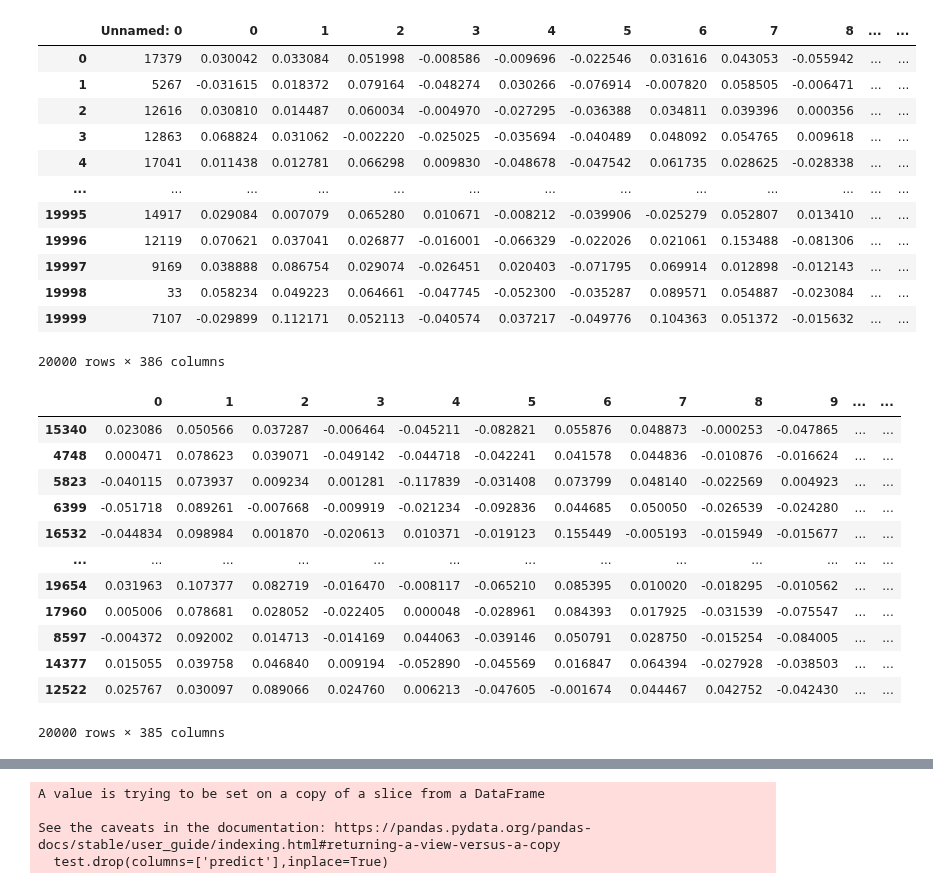
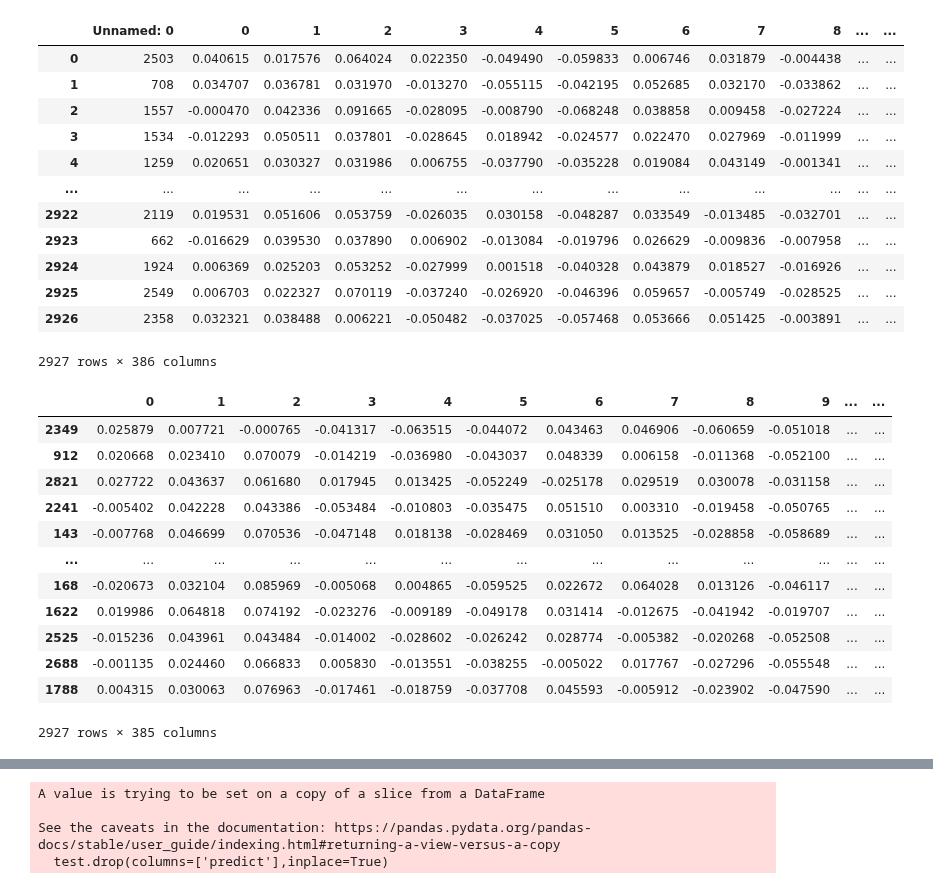
Before and after one commit to withmochaa/mocha, a Jupyter notebook: Capstone Design project/sentence base/data/all_test/make_test_data.ipynb, the cells around one changed output, grey strips where cells are left out. Drawn from its saved outputs; the diff is of its cells as text; code cells hidden in the pictures.

```diff
--- a/Capstone Design project/sentence base/data/all_test/make_test_data.ipynb
+++ b/Capstone Design project/sentence base/data/all_test/make_test_data.ipynb
@@ -1,40 +1,40 @@
 # %%
 import pandas as pd
 
 
-data_row=pd.read_csv("/Users/withmocha/Desktop/DATA/Capston Design(2024)/data(sentence)/transformed/sentenceTransformer_vetorized.csv")
+data_row=pd.read_csv("/Users/withmocha/Desktop/DATA/Capston Design(2024)/data(sentence)/transformed/other/test_data_vectorized(0405).csv")
 
 data_row
 # %% [output]
 |  | Unnamed: 0 | 0 | 1 | 2 | 3 | 4 | 5 | 6 | 7 | 8 | ... | ... |
-| 0 | 17379 | 0.030042 | 0.033084 | 0.051998 | -0.008586 | -0.009696 | -0.022546 | 0.031616 | 0.043053 | -0.055942 | ... | ... |
-| 1 | 5267 | -0.031615 | 0.018372 | 0.079164 | -0.048274 | 0.030266 | -0.076914 | -0.007820 | 0.058505 | -0.006471 | ... | ... |
-| 2 | 12616 | 0.030810 | 0.014487 | 0.060034 | -0.004970 | -0.027295 | -0.036388 | 0.034811 | 0.039396 | 0.000356 | ... | ... |
-| 3 | 12863 | 0.068824 | 0.031062 | -0.002220 | -0.025025 | -0.035694 | -0.040489 | 0.048092 | 0.054765 | 0.009618 | ... | ... |
-| 4 | 17041 | 0.011438 | 0.012781 | 0.066298 | 0.009830 | -0.048678 | -0.047542 | 0.061735 | 0.028625 | -0.028338 | ... | ... |
+| 0 | 2503 | 0.040615 | 0.017576 | 0.064024 | 0.022350 | -0.049490 | -0.059833 | 0.006746 | 0.031879 | -0.004438 | ... | ... |
+| 1 | 708 | 0.034707 | 0.036781 | 0.031970 | -0.013270 | -0.055115 | -0.042195 | 0.052685 | 0.032170 | -0.033862 | ... | ... |
+| 2 | 1557 | -0.000470 | 0.042336 | 0.091665 | -0.028095 | -0.008790 | -0.068248 | 0.038858 | 0.009458 | -0.027224 | ... | ... |
+| 3 | 1534 | -0.012293 | 0.050511 | 0.037801 | -0.028645 | 0.018942 | -0.024577 | 0.022470 | 0.027969 | -0.011999 | ... | ... |
+| 4 | 1259 | 0.020651 | 0.030327 | 0.031986 | 0.006755 | -0.037790 | -0.035228 | 0.019084 | 0.043149 | -0.001341 | ... | ... |
 | ... | ... | ... | ... | ... | ... | ... | ... | ... | ... | ... | ... | ... |
-| 19995 | 14917 | 0.029084 | 0.007079 | 0.065280 | 0.010671 | -0.008212 | -0.039906 | -0.025279 | 0.052807 | 0.013410 | ... | ... |
-| 19996 | 12119 | 0.070621 | 0.037041 | 0.026877 | -0.016001 | -0.066329 | -0.022026 | 0.021061 | 0.153488 | -0.081306 | ... | ... |
-| 19997 | 9169 | 0.038888 | 0.086754 | 0.029074 | -0.026451 | 0.020403 | -0.071795 | 0.069914 | 0.012898 | -0.012143 | ... | ... |
-| 19998 | 33 | 0.058234 | 0.049223 | 0.064661 | -0.047745 | -0.052300 | -0.035287 | 0.089571 | 0.054887 | -0.023084 | ... | ... |
-| 19999 | 7107 | -0.029899 | 0.112171 | 0.052113 | -0.040574 | 0.037217 | -0.049776 | 0.104363 | 0.051372 | -0.015632 | ... | ... |
+| 2922 | 2119 | 0.019531 | 0.051606 | 0.053759 | -0.026035 | 0.030158 | -0.048287 | 0.033549 | -0.013485 | -0.032701 | ... | ... |
+| 2923 | 662 | -0.016629 | 0.039530 | 0.037890 | 0.006902 | -0.013084 | -0.019796 | 0.026629 | -0.009836 | -0.007958 | ... | ... |
+| 2924 | 1924 | 0.006369 | 0.025203 | 0.053252 | -0.027999 | 0.001518 | -0.040328 | 0.043879 | 0.018527 | -0.016926 | ... | ... |
+| 2925 | 2549 | 0.006703 | 0.022327 | 0.070119 | -0.037240 | -0.026920 | -0.046396 | 0.059657 | -0.005749 | -0.028525 | ... | ... |
+| 2926 | 2358 | 0.032321 | 0.038488 | 0.006221 | -0.050482 | -0.037025 | -0.057468 | 0.053666 | 0.051425 | -0.003891 | ... | ... |
-20000 rows × 386 columns
+2927 rows × 386 columns
 # %%
 data_row.drop(columns=['Unnamed: 0'],inplace=True)
 # %%
 data_row.sample(frac=1)
 # %% [output]
 |  | 0 | 1 | 2 | 3 | 4 | 5 | 6 | 7 | 8 | 9 | ... | ... |
-| 15340 | 0.023086 | 0.050566 | 0.037287 | -0.006464 | -0.045211 | -0.082821 | 0.055876 | 0.048873 | -0.000253 | -0.047865 | ... | ... |
-| 4748 | 0.000471 | 0.078623 | 0.039071 | -0.049142 | -0.044718 | -0.042241 | 0.041578 | 0.044836 | -0.010876 | -0.016624 | ... | ... |
-| 5823 | -0.040115 | 0.073937 | 0.009234 | 0.001281 | -0.117839 | -0.031408 | 0.073799 | 0.048140 | -0.022569 | 0.004923 | ... | ... |
-| 6399 | -0.051718 | 0.089261 | -0.007668 | -0.009919 | -0.021234 | -0.092836 | 0.044685 | 0.050050 | -0.026539 | -0.024280 | ... | ... |
-| 16532 | -0.044834 | 0.098984 | 0.001870 | -0.020613 | 0.010371 | -0.019123 | 0.155449 | -0.005193 | -0.015949 | -0.015677 | ... | ... |
+| 2349 | 0.025879 | 0.007721 | -0.000765 | -0.041317 | -0.063515 | -0.044072 | 0.043463 | 0.046906 | -0.060659 | -0.051018 | ... | ... |
+| 912 | 0.020668 | 0.023410 | 0.070079 | -0.014219 | -0.036980 | -0.043037 | 0.048339 | 0.006158 | -0.011368 | -0.052100 | ... | ... |
+| 2821 | 0.027722 | 0.043637 | 0.061680 | 0.017945 | 0.013425 | -0.052249 | -0.025178 | 0.029519 | 0.030078 | -0.031158 | ... | ... |
+| 2241 | -0.005402 | 0.042228 | 0.043386 | -0.053484 | -0.010803 | -0.035475 | 0.051510 | 0.003310 | -0.019458 | -0.050765 | ... | ... |
+| 143 | -0.007768 | 0.046699 | 0.070536 | -0.047148 | 0.018138 | -0.028469 | 0.031050 | 0.013525 | -0.028858 | -0.058689 | ... | ... |
 | ... | ... | ... | ... | ... | ... | ... | ... | ... | ... | ... | ... | ... |
-| 19654 | 0.031963 | 0.107377 | 0.082719 | -0.016470 | -0.008117 | -0.065210 | 0.085395 | 0.010020 | -0.018295 | -0.010562 | ... | ... |
-| 17960 | 0.005006 | 0.078681 | 0.028052 | -0.022405 | 0.000048 | -0.028961 | 0.084393 | 0.017925 | -0.031539 | -0.075547 | ... | ... |
-| 8597 | -0.004372 | 0.092002 | 0.014713 | -0.014169 | 0.044063 | -0.039146 | 0.050791 | 0.028750 | -0.015254 | -0.084005 | ... | ... |
-| 14377 | 0.015055 | 0.039758 | 0.046840 | 0.009194 | -0.052890 | -0.045569 | 0.016847 | 0.064394 | -0.027928 | -0.038503 | ... | ... |
-| 12522 | 0.025767 | 0.030097 | 0.089066 | 0.024760 | 0.006213 | -0.047605 | -0.001674 | 0.044467 | 0.042752 | -0.042430 | ... | ... |
+| 168 | -0.020673 | 0.032104 | 0.085969 | -0.005068 | 0.004865 | -0.059525 | 0.022672 | 0.064028 | 0.013126 | -0.046117 | ... | ... |
+| 1622 | 0.019986 | 0.064818 | 0.074192 | -0.023276 | -0.009189 | -0.049178 | 0.031414 | -0.012675 | -0.041942 | -0.019707 | ... | ... |
+| 2525 | -0.015236 | 0.043961 | 0.043484 | -0.014002 | -0.028602 | -0.026242 | 0.028774 | -0.005382 | -0.020268 | -0.052508 | ... | ... |
+| 2688 | -0.001135 | 0.024460 | 0.066833 | 0.005830 | -0.013551 | -0.038255 | -0.005022 | 0.017767 | -0.027296 | -0.055548 | ... | ... |
+| 1788 | 0.004315 | 0.030063 | 0.076963 | -0.017461 | -0.018759 | -0.037708 | 0.045593 | -0.005912 | -0.023902 | -0.047590 | ... | ... |
-20000 rows × 385 columns
+2927 rows × 385 columns
 # %%
```
Also changed, not shown: parts of 4 cells of this notebook, 11 other files.
